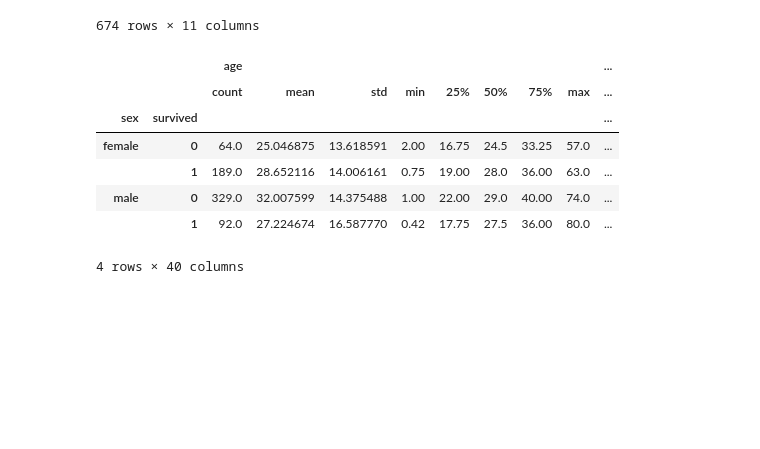
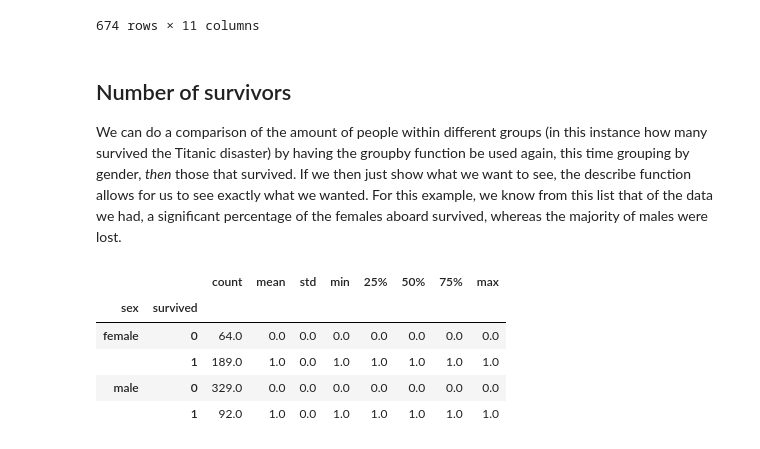
Before and after one commit to Japooter/Data402_Jupyter_Example, a Jupyter notebook: Data402_Titanic_data.ipynb, the cells around one changed output. Drawn from its saved outputs; the diff is of its cells as text; code cells hidden in the pictures; blank space fills up the shorter version.

```diff
--- a/Data402_Titanic_data.ipynb
+++ b/Data402_Titanic_data.ipynb
@@ -190,16 +196,18 @@ ndf
 | 889 | 1 | male | 26.0 | 0 | 0 | 30.0000 | First | True | ... |
 | 890 | 0 | male | 32.0 | 0 | 0 | 7.7500 | Third | True | ... |
 674 rows × 11 columns
+# %% [markdown]
+## Number of survivors
+
+We can do a comparison of the amount of people within different groups (in this instance how many survived the Titanic disaster) by having the groupby function be used again, this time grouping by gender, *then* those that survived. If we then just show what we want to see, the describe function allows for us to see exactly what we wanted. For this example, we know from this list that of the data we had, a significant percentage of the females aboard survived, whereas the majority of males were lost.
 # %%
-ndf['survived'][ndf['survived'] == 1].count()
+#ndf['survived'][ndf['survived'] == 1].count()
 
-ndf.groupby(['sex','survived']).describe()
+ndf.groupby(['sex','survived'])['survived'].describe()
 # %% [output]
-|  |  | age |  |  |  |  |  |  |  | ... |
-|  |  | count | mean | std | min | 25% | 50% | 75% | max | ... |
-| sex | survived |  |  |  |  |  |  |  |  | ... |
-| female | 0 | 64.0 | 25.046875 | 13.618591 | 2.00 | 16.75 | 24.5 | 33.25 | 57.0 | ... |
-|  | 1 | 189.0 | 28.652116 | 14.006161 | 0.75 | 19.00 | 28.0 | 36.00 | 63.0 | ... |
-| male | 0 | 329.0 | 32.007599 | 14.375488 | 1.00 | 22.00 | 29.0 | 40.00 | 74.0 | ... |
-|  | 1 | 92.0 | 27.224674 | 16.587770 | 0.42 | 17.75 | 27.5 | 36.00 | 80.0 | ... |
+|  |  | count | mean | std | min | 25% | 50% | 75% | max |
+| sex | survived |  |  |  |  |  |  |  |  |
+| female | 0 | 64.0 | 0.0 | 0.0 | 0.0 | 0.0 | 0.0 | 0.0 | 0.0 |
+|  | 1 | 189.0 | 1.0 | 0.0 | 1.0 | 1.0 | 1.0 | 1.0 | 1.0 |
+| male | 0 | 329.0 | 0.0 | 0.0 | 0.0 | 0.0 | 0.0 | 0.0 | 0.0 |
+|  | 1 | 92.0 | 1.0 | 0.0 | 1.0 | 1.0 | 1.0 | 1.0 | 1.0 |
-4 rows × 40 columns
```
Also changed, not shown: parts of 1 cell of this notebook.
